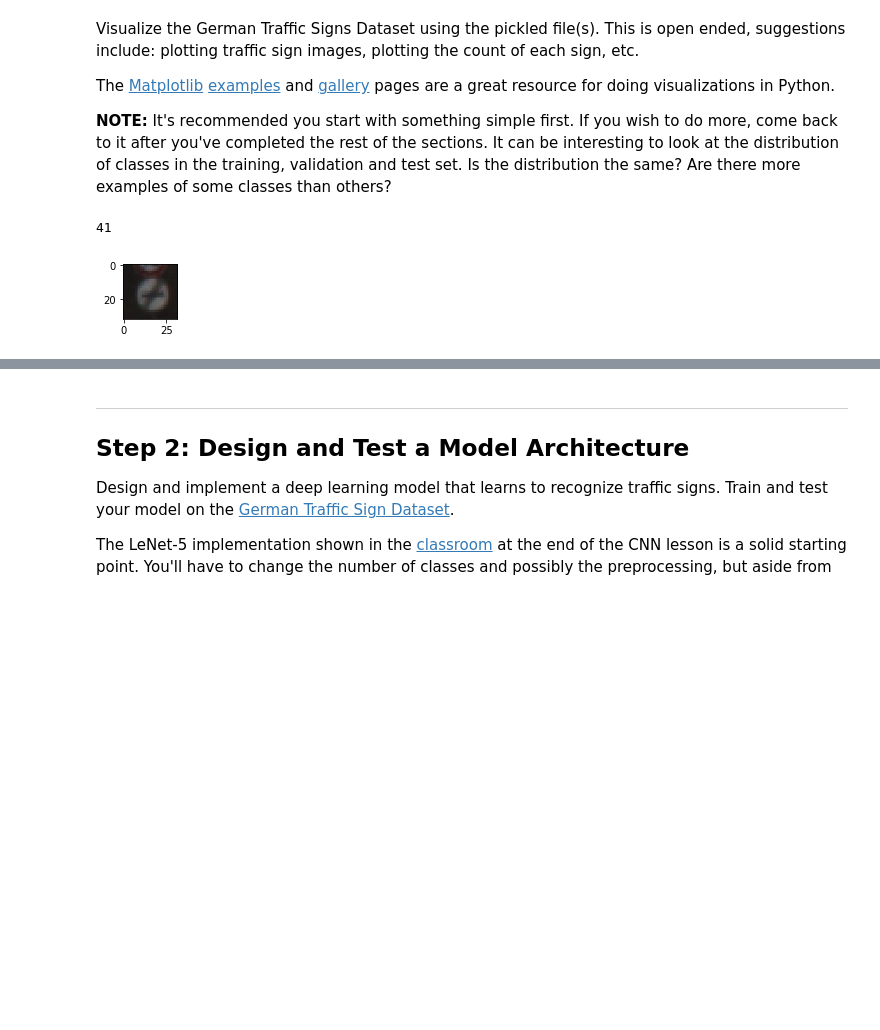
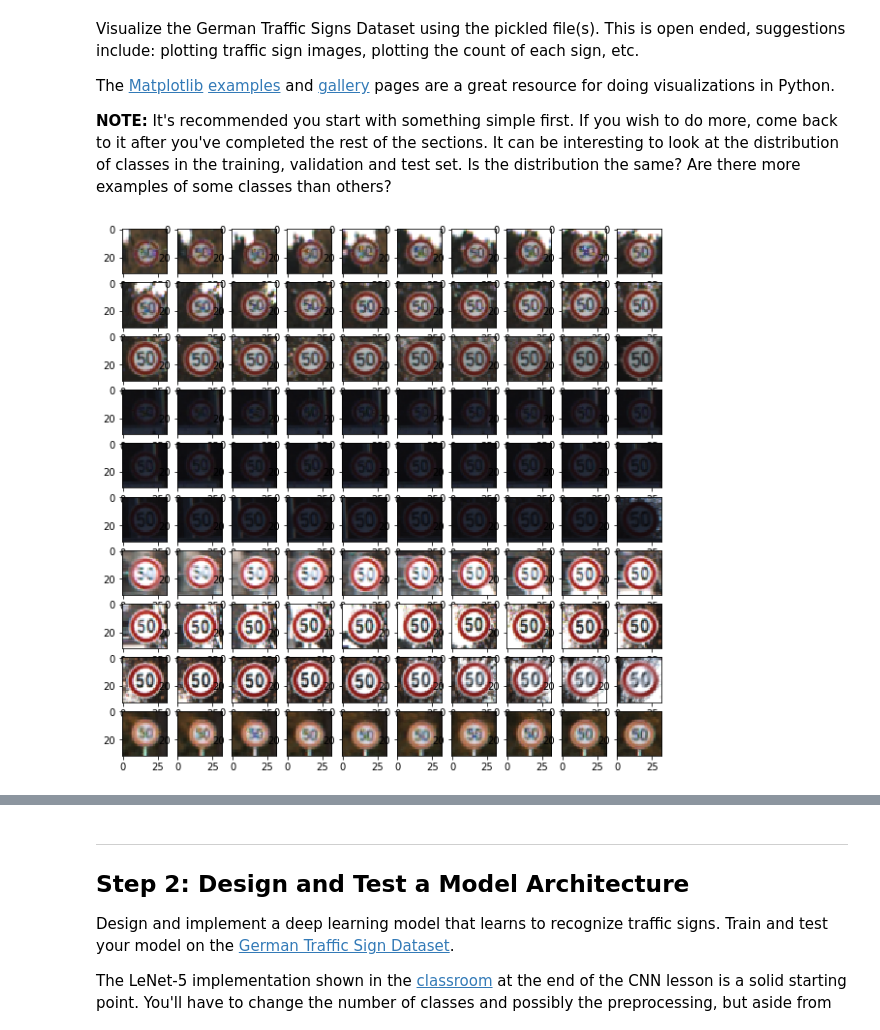
Before and after one commit to nonanonno/CarND-Traffic-Sign-Classifier-Project, a Jupyter notebook: Traffic_Sign_Classifier.ipynb, the cells around one changed output, grey strips where cells are left out. Saved outputs shown, nothing was run; the diff lists cells and outputs as text; code cells hidden in the pictures; blank space fills up the shorter version.

```diff
--- a/Traffic_Sign_Classifier.ipynb
+++ b/Traffic_Sign_Classifier.ipynb
@@ -95,16 +97,27 @@ The [Matplotlib](http://matplotlib.org/) [examples](http://matplotlib.org/exampl
 # %%
 ### Data exploration visualization code goes here.
 ### Feel free to use as many code cells as needed.
 import matplotlib.pyplot as plt
 # Visualizations will be shown in the notebook.
 %matplotlib inline
 
+# an example
+
 index = 0
-image = X_train[index].squeeze()
+count = 0
+plt.figure(figsize=(10,10))
+while(True):
+    if count == 100:
+        break
+    if y_train[index] != 2:
+        index+=1
+        continue
 
-plt.figure(figsize=(1,1))
-plt.imshow(image)
-print(y_train[index])
+    image = X_train[index].squeeze()
+
+    plt.subplot(10,10,count+1)
+    plt.imshow(image)
+    index+=1
+    count+=1
 # %% [output]
-41
-[figure, old version]
+[figure, new version]
```
Also changed, not shown: parts of 17 cells of this notebook, 1 other file.
